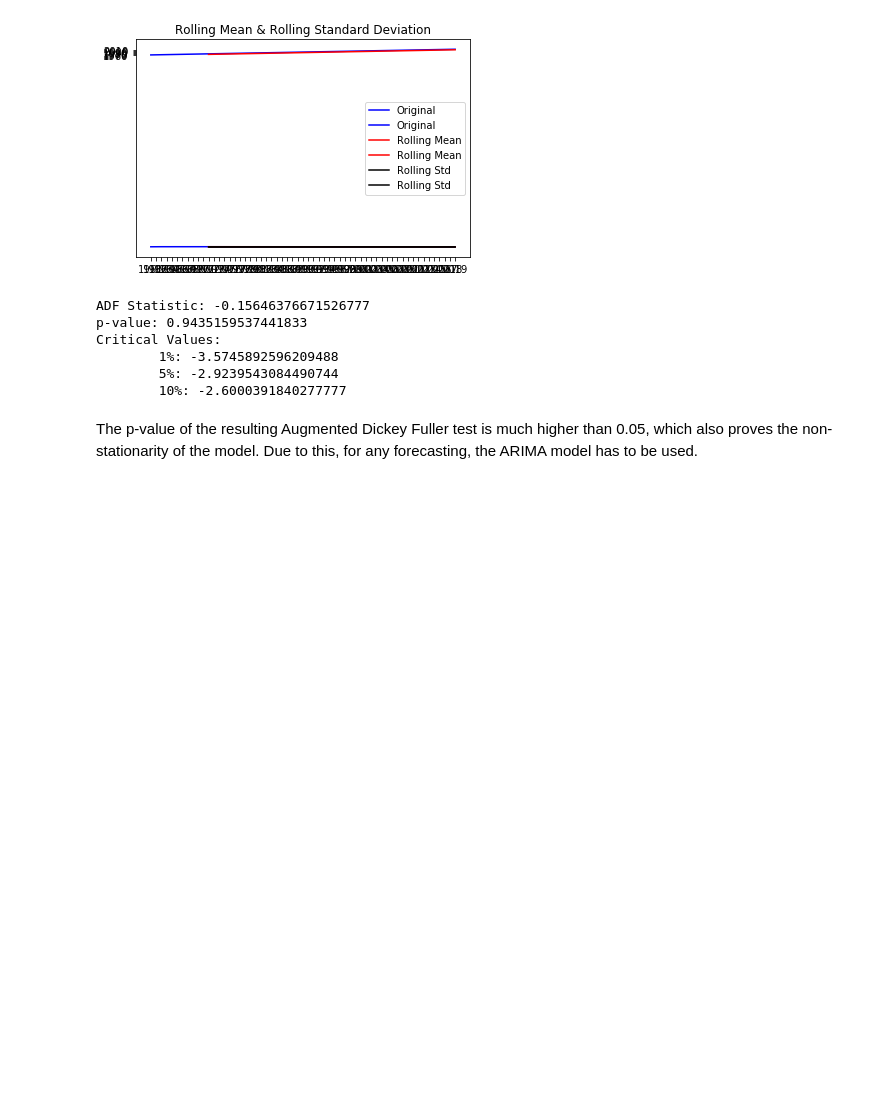
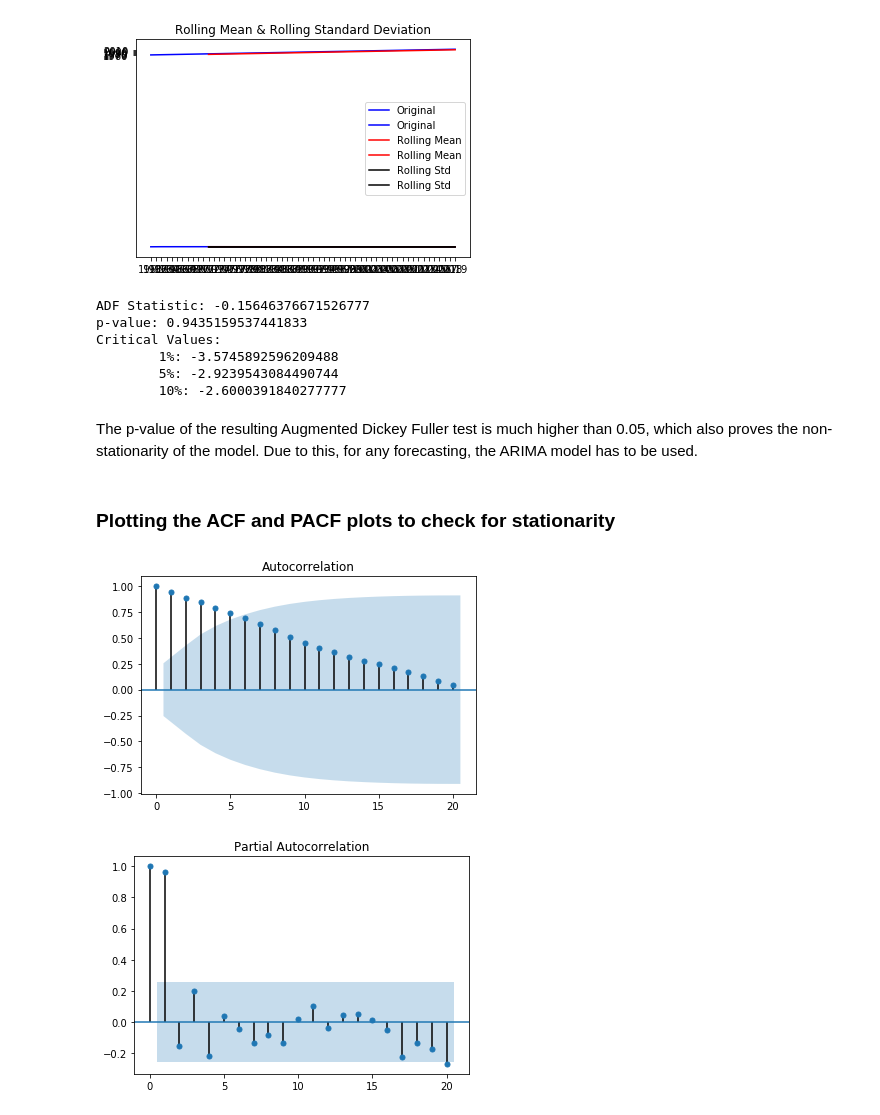
Before and after one commit to Raksha-Ramesh/wdi-econ-analysis, a Jupyter notebook: popGrowthARIMA.ipynb, the cells around one changed output. Drawn from its saved outputs; the diff is of its cells as text; code cells hidden in the pictures; blank space fills up the shorter version.

Commit message:
arima for pop growth

```diff
--- a/popGrowthARIMA.ipynb
+++ b/popGrowthARIMA.ipynb
@@ -83,0 +87,17 @@ The p-value of the resulting Augmented Dickey Fuller test is much higher than 0.
+# %% [markdown]
+### Plotting the ACF and PACF plots to check for stationarity
+# %%
+from statsmodels.graphics.tsaplots import plot_acf, plot_pacf
+
+ACFPlot = plot_acf(gw.popGrowth.values, lags=20)
+ACFPlot.set_figheight(4)
+ACFPlot.set_figwidth(6)
+ACFPlot.show()
+
+PACFPlot = plot_pacf(gw.popGrowth.values, lags = 20)
+PACFPlot.set_figheight(4)
+PACFPlot.set_figwidth(6)
+PACFPlot.show()
+# %% [output]
+[figure, added]
+[figure, added]
```
Also changed, not shown: parts of 12 cells of this notebook.
